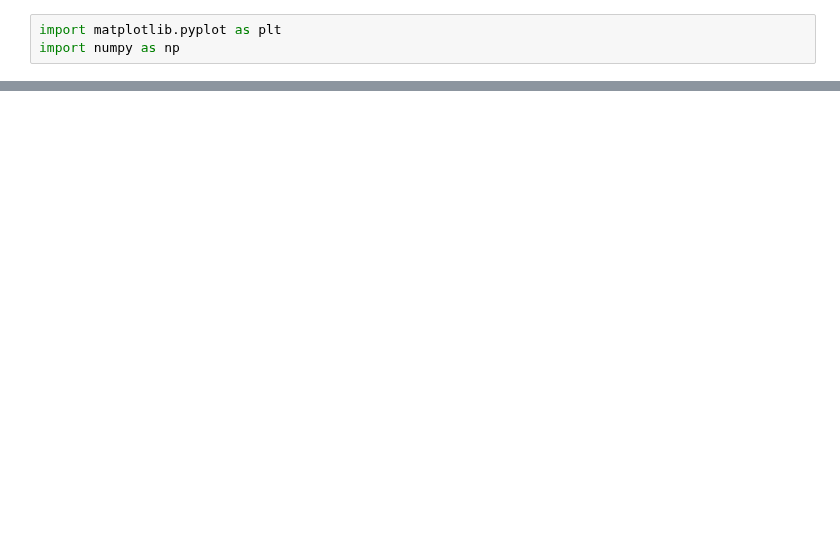
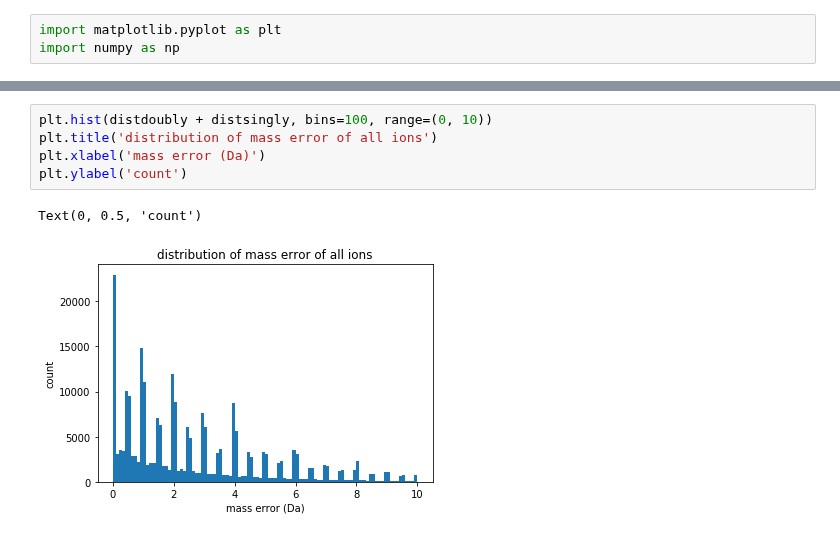
Before and after one commit to zmcgrath96/hypedsearch, a Jupyter notebook: sandbox/jupyter notebooks/Mass accuracy perturbation.ipynb, the cells around one changed output, grey strips where cells are left out. Cells and saved outputs as stored; diff of their text form; blank space fills up the shorter version.

```diff
--- a/sandbox/jupyter notebooks/Mass accuracy perturbation.ipynb
+++ b/sandbox/jupyter notebooks/Mass accuracy perturbation.ipynb
@@ -123,0 +127,8 @@ Text(0, 0.5, 'count')
+# %%
+plt.hist(distdoubly + distsingly, bins=100, range=(0, 10))
+plt.title('distribution of mass error of all ions')
+plt.xlabel('mass error (Da)')
+plt.ylabel('count')
+# %% [output]
+Text(0, 0.5, 'count')
+[figure, added]
```
Also changed, not shown: parts of 6 cells of this notebook, 8 other files.
